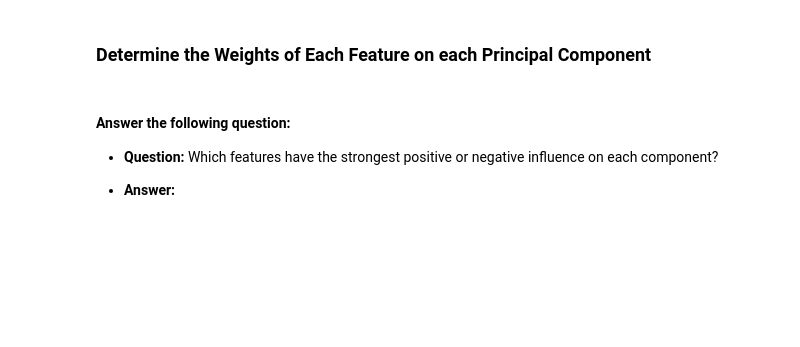
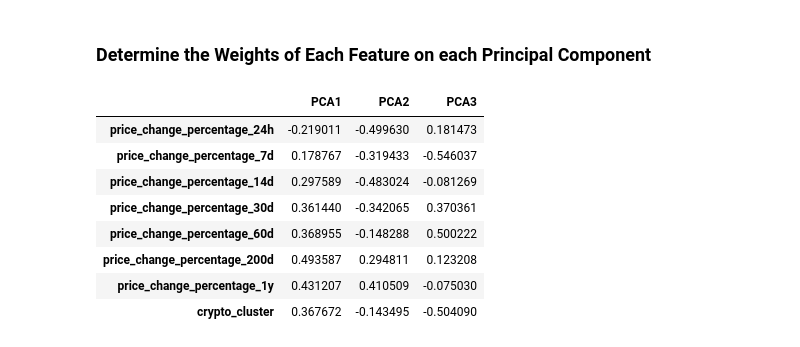
Before and after one commit to Kidalv85/CryptoClustering, a Jupyter notebook: Crypto_Clustering.ipynb, the cells around one changed output. Cells and saved outputs as stored; diff of their text form; code cells hidden in the pictures; blank space fills up the shorter version.

```diff
--- a/Crypto_Clustering.ipynb
+++ b/Crypto_Clustering.ipynb
@@ -343,9 +343,15 @@ scatter_plot
 ### Determine the Weights of Each Feature on each Principal Component
 # %%
 # Use the columns from the original scaled DataFrame as the index.
+pca_components_weight = pd.DataFrame(pca.components_.T,columns=['PCA1','PCA2','PCA3'], index = market_data_scaled_df.columns)
+pca_components_weight
+# %% [output]
+|  | PCA1 | PCA2 | PCA3 |
+| price_change_percentage_24h | -0.219011 | -0.499630 | 0.181473 |
+| price_change_percentage_7d | 0.178767 | -0.319433 | -0.546037 |
+| price_change_percentage_14d | 0.297589 | -0.483024 | -0.081269 |
+| price_change_percentage_30d | 0.361440 | -0.342065 | 0.370361 |
+| price_change_percentage_60d | 0.368955 | -0.148288 | 0.500222 |
+| price_change_percentage_200d | 0.493587 | 0.294811 | 0.123208 |
+| price_change_percentage_1y | 0.431207 | 0.410509 | -0.075030 |
+| crypto_cluster | 0.367672 | -0.143495 | -0.504090 |
-# %% [markdown]
-#### Answer the following question:
-
-* **Question:** Which features have the strongest positive or negative influence on each component?
-
-* **Answer:**
```
Also changed, not shown: parts of 1 cell of this notebook.
